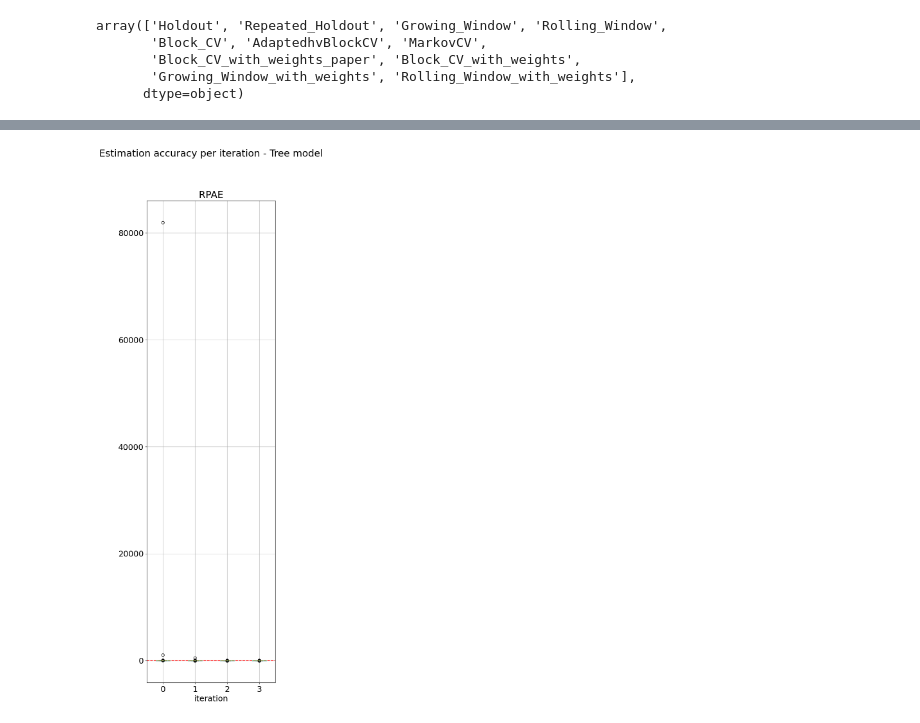
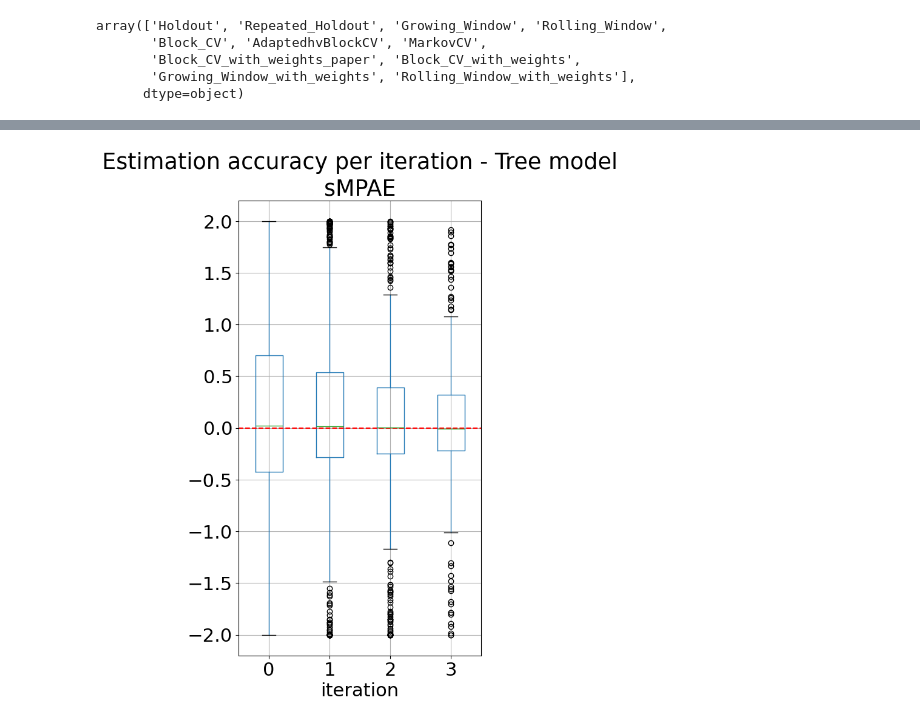
Before and after one commit to MiguelLoureiro98/timecave, a Jupyter notebook: experiments/processing_results.ipynb, the cells around one changed output, grey strips where cells are left out. Drawn from its saved outputs; the diff is of its cells as text; code cells hidden in the pictures.

```diff
--- a/experiments/processing_results.ipynb
+++ b/experiments/processing_results.ipynb
@@ -303,5 +367,5 @@ boxplots(iteration_data, "mse", "Tree", ["MPAE"], 20, 40, shows_outliers=False)
 # %%
-boxplots_per_iteration(iteration_data, "mae", "Tree", "Growing_Window", ["RPAE"], 20, 5);
+boxplots_per_iteration(iteration_data, "mse", "Tree", "Growing_Window", ["sMPAE"], 10, 5);
 # %% [output]
-[figure, old version]
+[figure, new version]
 # %%
```
Also changed, not shown: parts of 14 cells of this notebook, 5 other files.
